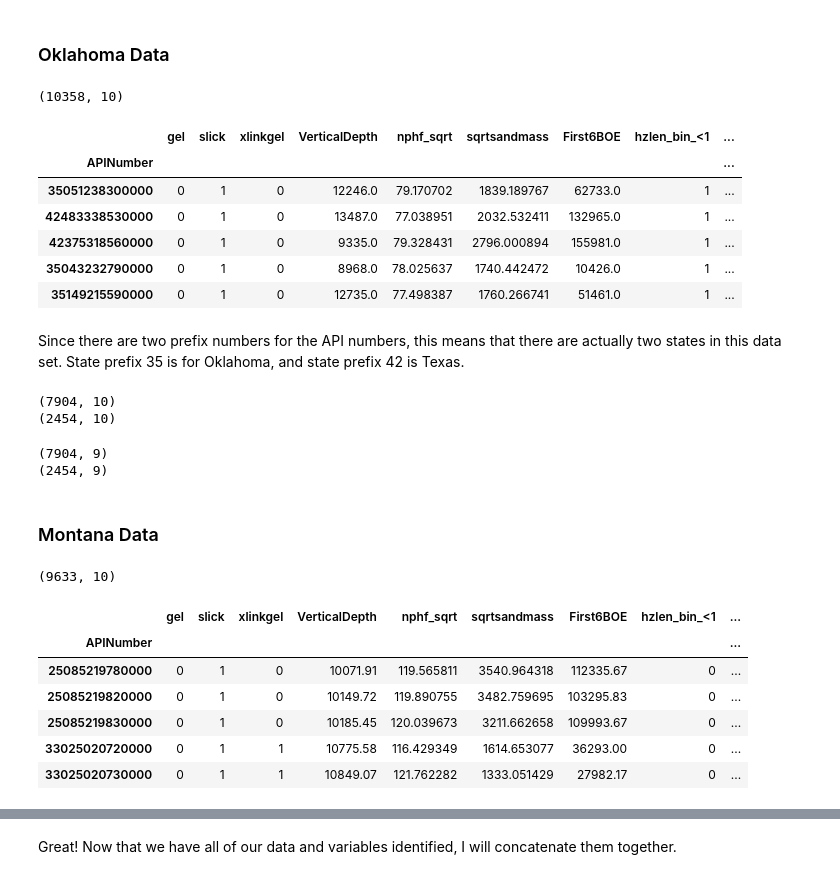
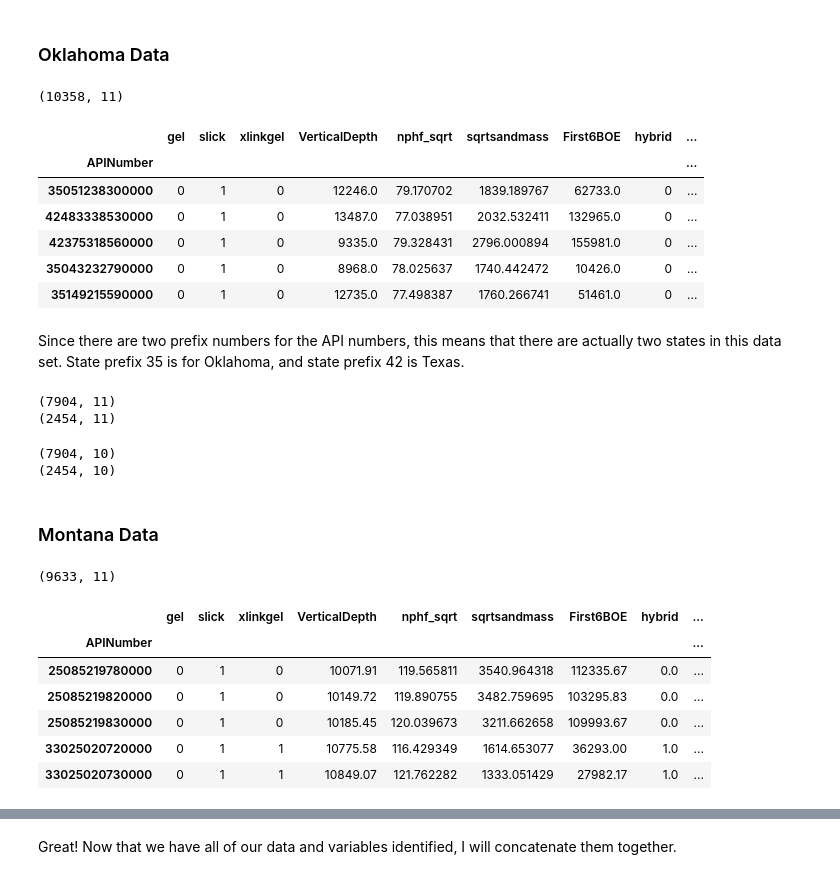
Before and after one commit to ephs08kmp/Frac_Production, a Jupyter notebook: Frac Production Modeling Multi States.ipynb, the cells around one changed output, grey strips where cells are left out. Saved outputs shown, nothing was run; the diff lists cells and outputs as text; code cells hidden in the pictures.

```diff
--- a/Frac Production Modeling Multi States.ipynb
+++ b/Frac Production Modeling Multi States.ipynb
@@ -58,19 +58,19 @@ Great, now let's load in other state data.
 # %%
 # Reading in Oklahoma features
 okfeatures = pd.read_csv('okfeatures', index_col=0).dropna()
 # Dropping features not in Colorado data
-okfeatures = okfeatures.drop(['SandMassPerFoot','hybrid'], axis=1)
+okfeatures = okfeatures.drop(['SandMassPerFoot'], axis=1)
 print(okfeatures.shape)
 okfeatures.head()
 # %% [output]
-(10358, 10)
+(10358, 11)
-|  | gel | slick | xlinkgel | VerticalDepth | nphf_sqrt | sqrtsandmass | First6BOE | hzlen_bin_<1 | ... |
+|  | gel | slick | xlinkgel | VerticalDepth | nphf_sqrt | sqrtsandmass | First6BOE | hybrid | ... |
 | APINumber |  |  |  |  |  |  |  |  | ... |
-| 35051238300000 | 0 | 1 | 0 | 12246.0 | 79.170702 | 1839.189767 | 62733.0 | 1 | ... |
-| 42483338530000 | 0 | 1 | 0 | 13487.0 | 77.038951 | 2032.532411 | 132965.0 | 1 | ... |
-| 42375318560000 | 0 | 1 | 0 | 9335.0 | 79.328431 | 2796.000894 | 155981.0 | 1 | ... |
-| 35043232790000 | 0 | 1 | 0 | 8968.0 | 78.025637 | 1740.442472 | 10426.0 | 1 | ... |
-| 35149215590000 | 0 | 1 | 0 | 12735.0 | 77.498387 | 1760.266741 | 51461.0 | 1 | ... |
+| 35051238300000 | 0 | 1 | 0 | 12246.0 | 79.170702 | 1839.189767 | 62733.0 | 0 | ... |
+| 42483338530000 | 0 | 1 | 0 | 13487.0 | 77.038951 | 2032.532411 | 132965.0 | 0 | ... |
+| 42375318560000 | 0 | 1 | 0 | 9335.0 | 79.328431 | 2796.000894 | 155981.0 | 0 | ... |
+| 35043232790000 | 0 | 1 | 0 | 8968.0 | 78.025637 | 1740.442472 | 10426.0 | 0 | ... |
+| 35149215590000 | 0 | 1 | 0 | 12735.0 | 77.498387 | 1760.266741 | 51461.0 | 0 | ... |
 # %% [markdown]
 Since there are two prefix numbers for the API numbers, this means that there are actually two states in this data set.  State prefix 35 is for Oklahoma, and state prefix 42 is Texas.
 # %%
@@ -81,8 +81,8 @@ print(okwellfeatures.shape)
 txwellfeatures = okfeatures[okfeatures.index >40000000000000]
 print(txwellfeatures.shape)
 # %% [output]
-(7904, 10)
-(2454, 10)
+(7904, 11)
+(2454, 11)
 # %%
 # Identifying variables for Oklahoma
 oktarget = okwellfeatures.First6BOE
@@ -94,26 +94,24 @@ txtarget = txwellfeatures.First6BOE
 txfeats = txwellfeatures.drop('First6BOE', axis=1)
 print(txfeats.shape)
 # %% [output]
-(7904, 9)
-(2454, 9)
+(7904, 10)
+(2454, 10)
 # %% [markdown]
 ### Montana Data
 # %%
 # Reading in Montana data
 mtfeatures = pd.read_csv('mtfeatures.csv', index_col=0).dropna()
-# Dropping feature not in all data
-mtfeatures = mtfeatures.drop(['hybrid'], axis=1)
 print(mtfeatures.shape)
 mtfeatures.head()
 # %% [output]
-(9633, 10)
+(9633, 11)
-|  | gel | slick | xlinkgel | VerticalDepth | nphf_sqrt | sqrtsandmass | First6BOE | hzlen_bin_<1 | ... |
+|  | gel | slick | xlinkgel | VerticalDepth | nphf_sqrt | sqrtsandmass | First6BOE | hybrid | ... |
 | APINumber |  |  |  |  |  |  |  |  | ... |
-| 25085219780000 | 0 | 1 | 0 | 10071.91 | 119.565811 | 3540.964318 | 112335.67 | 0 | ... |
-| 25085219820000 | 0 | 1 | 0 | 10149.72 | 119.890755 | 3482.759695 | 103295.83 | 0 | ... |
-| 25085219830000 | 0 | 1 | 0 | 10185.45 | 120.039673 | 3211.662658 | 109993.67 | 0 | ... |
-| 33025020720000 | 0 | 1 | 1 | 10775.58 | 116.429349 | 1614.653077 | 36293.00 | 0 | ... |
-| 33025020730000 | 0 | 1 | 1 | 10849.07 | 121.762282 | 1333.051429 | 27982.17 | 0 | ... |
+| 25085219780000 | 0 | 1 | 0 | 10071.91 | 119.565811 | 3540.964318 | 112335.67 | 0.0 | ... |
+| 25085219820000 | 0 | 1 | 0 | 10149.72 | 119.890755 | 3482.759695 | 103295.83 | 0.0 | ... |
+| 25085219830000 | 0 | 1 | 0 | 10185.45 | 120.039673 | 3211.662658 | 109993.67 | 0.0 | ... |
+| 33025020720000 | 0 | 1 | 1 | 10775.58 | 116.429349 | 1614.653077 | 36293.00 | 1.0 | ... |
+| 33025020730000 | 0 | 1 | 1 | 10849.07 | 121.762282 | 1333.051429 | 27982.17 | 1.0 | ... |
 # %%
 # Identifying features for Montana
 mttarget = mtfeatures.First6BOE
```
Also changed, not shown: parts of 19 cells of this notebook, 1 other file.
